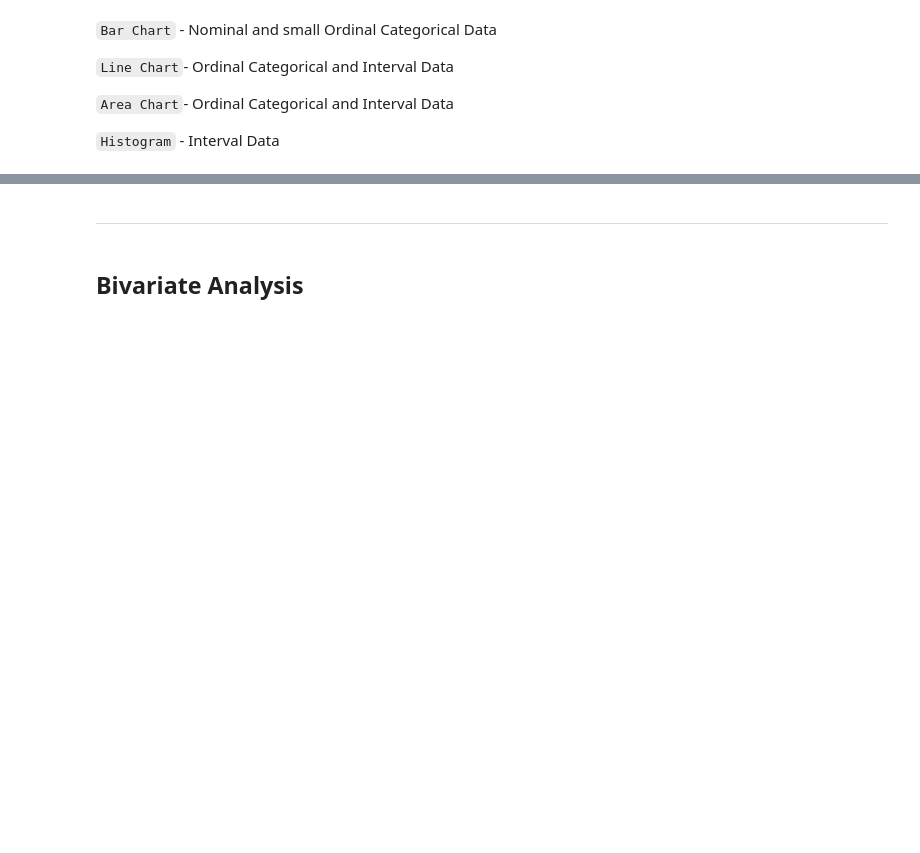
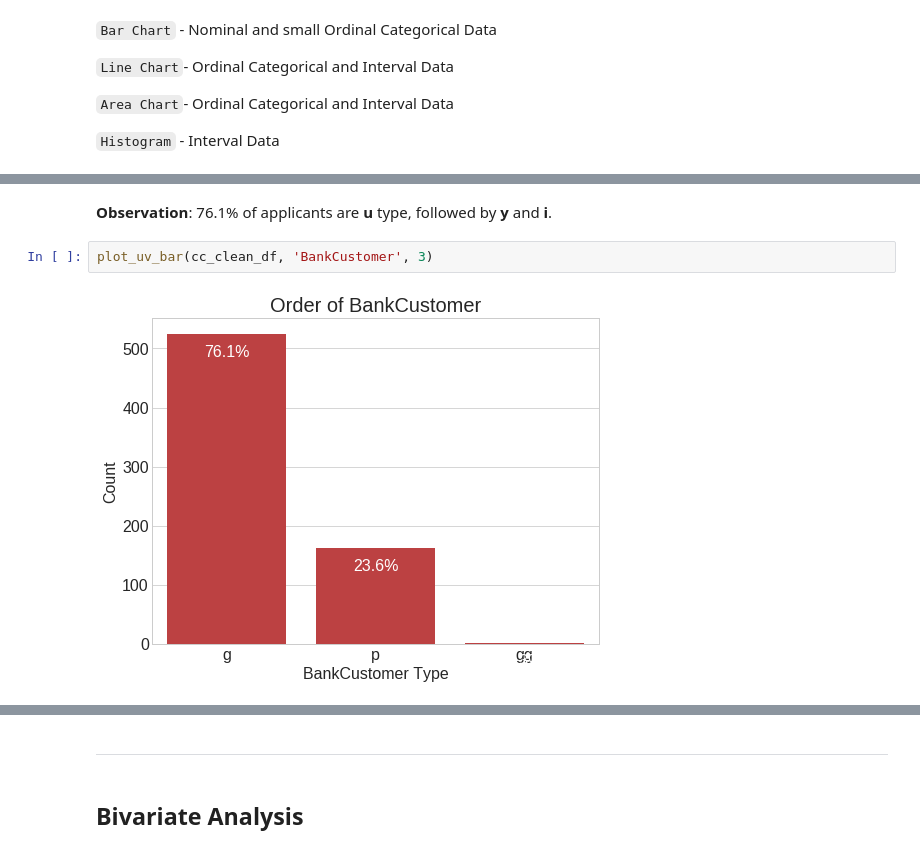
Before and after one commit to tummala-hareesh/PredictionCreditCardApplication, a Jupyter notebook: notebooks/2-Explore-Clean-NamedCreditCardData.ipynb, the cells around one changed output, grey strips where cells are left out. Cells and saved outputs as stored; diff of their text form; blank space fills up the shorter version.

```diff
--- a/notebooks/2-Explore-Clean-NamedCreditCardData.ipynb
+++ b/notebooks/2-Explore-Clean-NamedCreditCardData.ipynb
@@ -285,0 +165,6 @@ Income of applicants is heavily skewed to right. It makes sense. People with low
+# %% [markdown]
+**Observation**: 76.1% of applicants are **u** type, followed by **y** and **i**.
+# %%
+plot_uv_bar(cc_clean_df, 'BankCustomer', 3)
+# %% [output]
+[figure, added]
```
Also changed, not shown: parts of 137 cells of this notebook, 14 other files.
